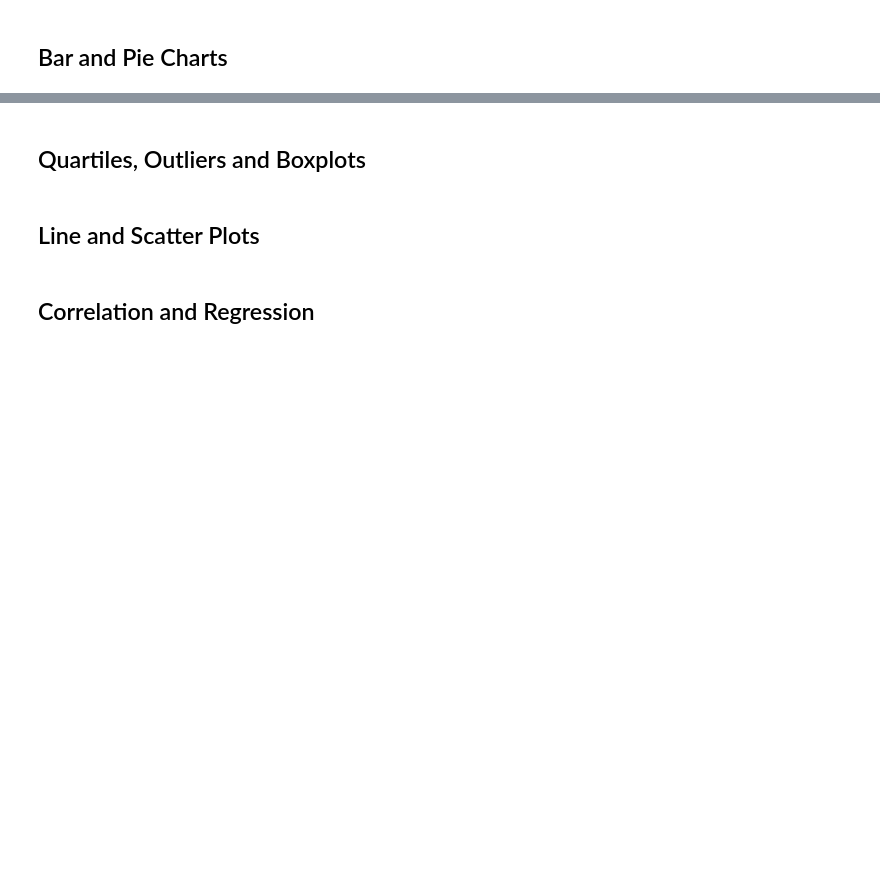
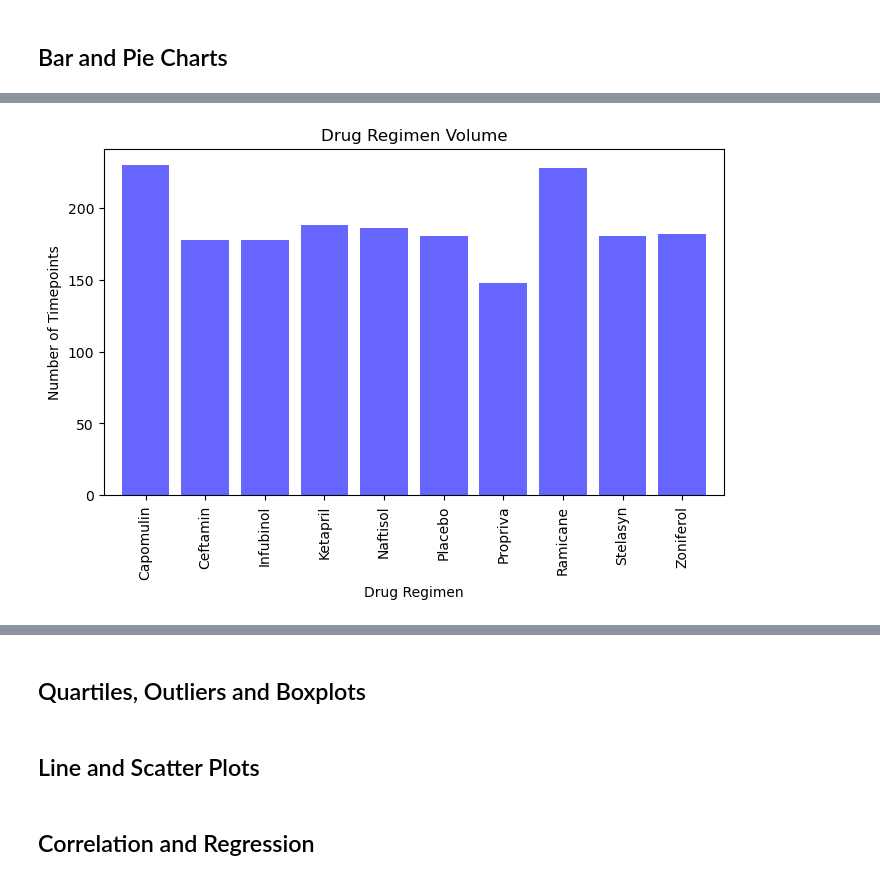
Before and after one commit to lathamlm/matplotlib-challenge, a Jupyter notebook: pymaceuticals_starter.ipynb, the cells around one changed output, grey strips where cells are left out. Cells and saved outputs as stored; diff of their text form; code cells hidden in the pictures; blank space fills up the shorter version.

```diff
--- a/pymaceuticals_starter.ipynb
+++ b/pymaceuticals_starter.ipynb
@@ -146,0 +194,15 @@ clean_list
+# %%
+# Generate a bar plot showing the total number of rows (Mouse ID/Timepoints) for each drug regimen using pyplot.
+x_axis = np.arange(len(bar_count))
+drug_names = bar_count.index
+ticks = [value for value in x_axis]
+plt.figure(figsize=(8,4.5))
+plt.bar(x_axis, bar_count, color="b", alpha=0.6, align="center", width=0.8)
+plt.xticks(ticks, drug_names, rotation="vertical")
+plt.xlim(-0.7, len(x_axis)-0.3)
+plt.title("Drug Regimen Volume")
+plt.xlabel("Drug Regimen")
+plt.ylabel("Number of Timepoints")
+plt.show()
+# %% [output]
+[figure, added]
```
Also changed, not shown: parts of 11 cells of this notebook.
